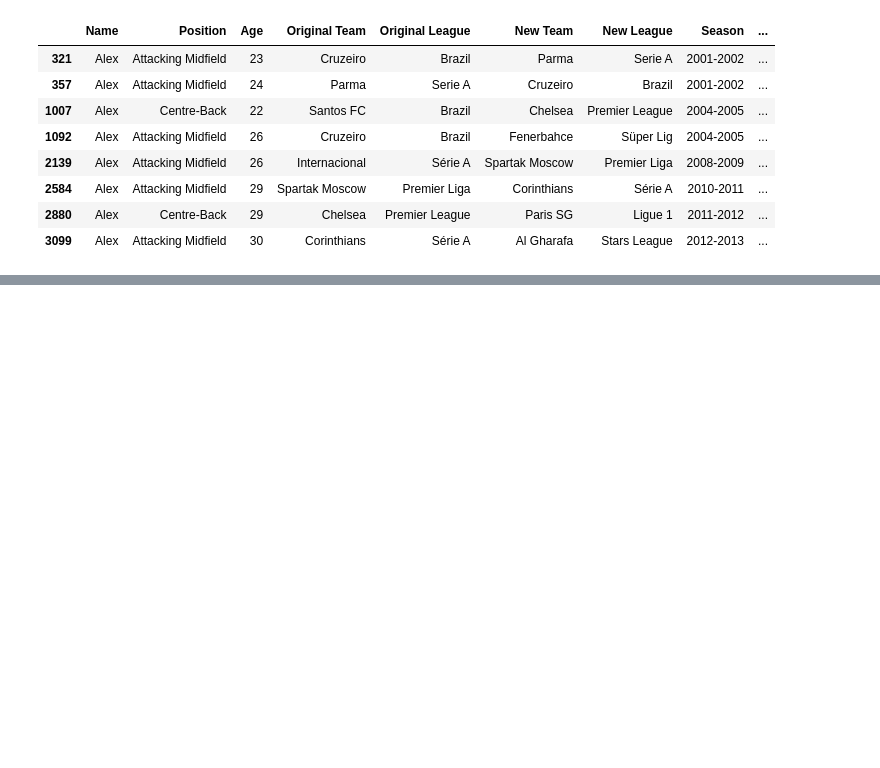
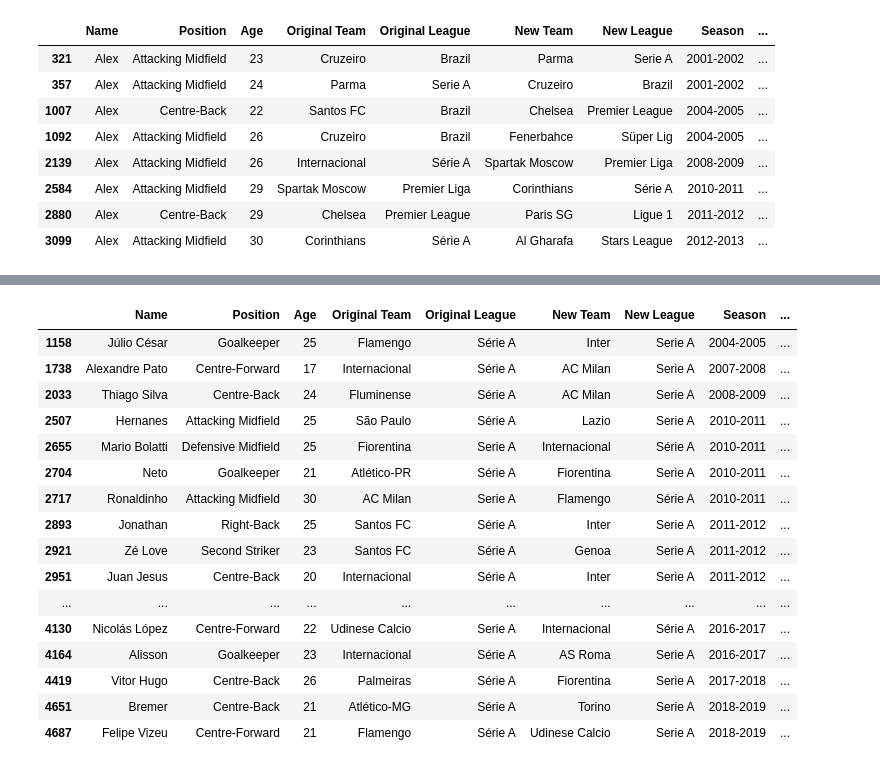
Before and after one commit to Tap4J/Csob, a Jupyter notebook: exploratory_analysis.ipynb, the cells around one changed output, grey strips where cells are left out. Drawn from its saved outputs; the diff is of its cells as text; code cells hidden in the pictures; blank space fills up the shorter version.

```diff
--- a/exploratory_analysis.ipynb
+++ b/exploratory_analysis.ipynb
@@ -231,0 +291,3 @@ player_check
+# %%
+low_age_rows = df[df["Age"]< 15]
+low_age_rows
@@ -231,0 +297,2 @@ player_check
+# %%
+df =df.drop(low_age_rows.index)
@@ -231,0 +306,31 @@ player_check
+# %%
+filtered_rows = df[
+    (
+        df["Original League"].str.contains(r"série a", case=False) &
+        df["New League"].str.contains(r"serie a", case=False)
+    ) |
+    (
+        df["Original League"].str.contains(r"serie a", case=False) &
+        df["New League"].str.contains(r"série a", case=False)
+    )
+]
+# %%
+filtered_rows.head(30)
+# %% [output]
+|  | Name | Position | Age | Original Team | Original League | New Team | New League | Season | ... |
+| 1158 | Júlio César | Goalkeeper | 25 | Flamengo | Série A | Inter | Serie A | 2004-2005 | ... |
+| 1738 | Alexandre Pato | Centre-Forward | 17 | Internacional | Série A | AC Milan | Serie A | 2007-2008 | ... |
+| 2033 | Thiago Silva | Centre-Back | 24 | Fluminense | Série A | AC Milan | Serie A | 2008-2009 | ... |
+| 2507 | Hernanes | Attacking Midfield | 25 | São Paulo | Série A | Lazio | Serie A | 2010-2011 | ... |
+| 2655 | Mario Bolatti | Defensive Midfield | 25 | Fiorentina | Serie A | Internacional | Série A | 2010-2011 | ... |
+| 2704 | Neto | Goalkeeper | 21 | Atlético-PR | Série A | Fiorentina | Serie A | 2010-2011 | ... |
+| 2717 | Ronaldinho | Attacking Midfield | 30 | AC Milan | Serie A | Flamengo | Série A | 2010-2011 | ... |
+| 2893 | Jonathan | Right-Back | 25 | Santos FC | Série A | Inter | Serie A | 2011-2012 | ... |
+| 2921 | Zé Love | Second Striker | 23 | Santos FC | Série A | Genoa | Serie A | 2011-2012 | ... |
+| 2951 | Juan Jesus | Centre-Back | 20 | Internacional | Série A | Inter | Serie A | 2011-2012 | ... |
+| ... | ... | ... | ... | ... | ... | ... | ... | ... | ... |
+| 4130 | Nicolás López | Centre-Forward | 22 | Udinese Calcio | Serie A | Internacional | Série A | 2016-2017 | ... |
+| 4164 | Alisson | Goalkeeper | 23 | Internacional | Série A | AS Roma | Serie A | 2016-2017 | ... |
+| 4419 | Vitor Hugo | Centre-Back | 26 | Palmeiras | Série A | Fiorentina | Serie A | 2017-2018 | ... |
+| 4651 | Bremer | Centre-Back | 21 | Atlético-MG | Série A | Torino | Serie A | 2018-2019 | ... |
+| 4687 | Felipe Vizeu | Centre-Forward | 21 | Flamengo | Série A | Udinese Calcio | Serie A | 2018-2019 | ... |
```
Also changed, not shown: parts of 31 cells of this notebook, 2 other files.
